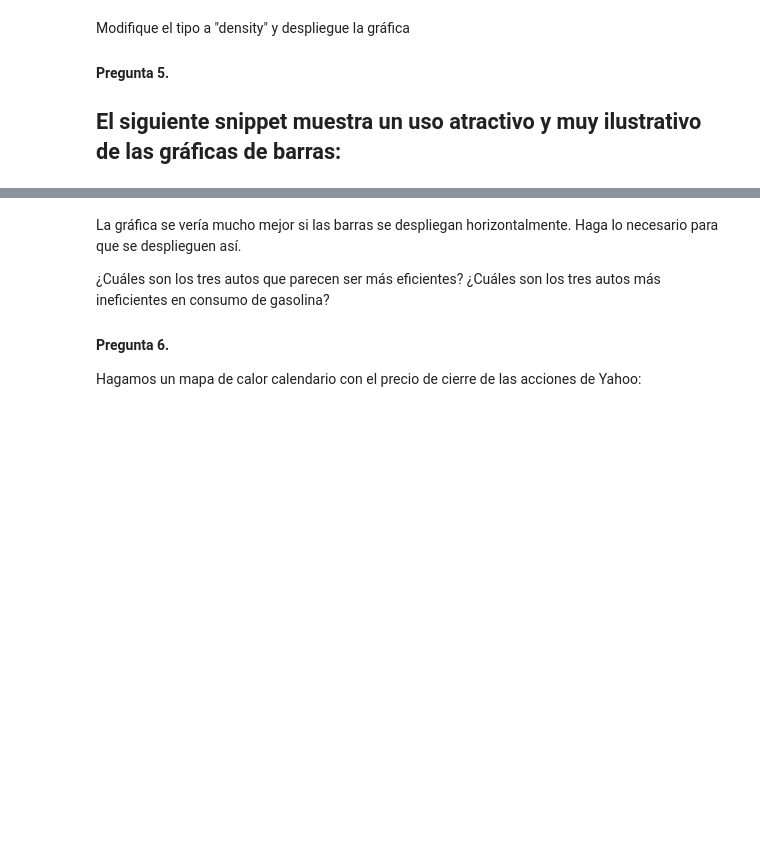
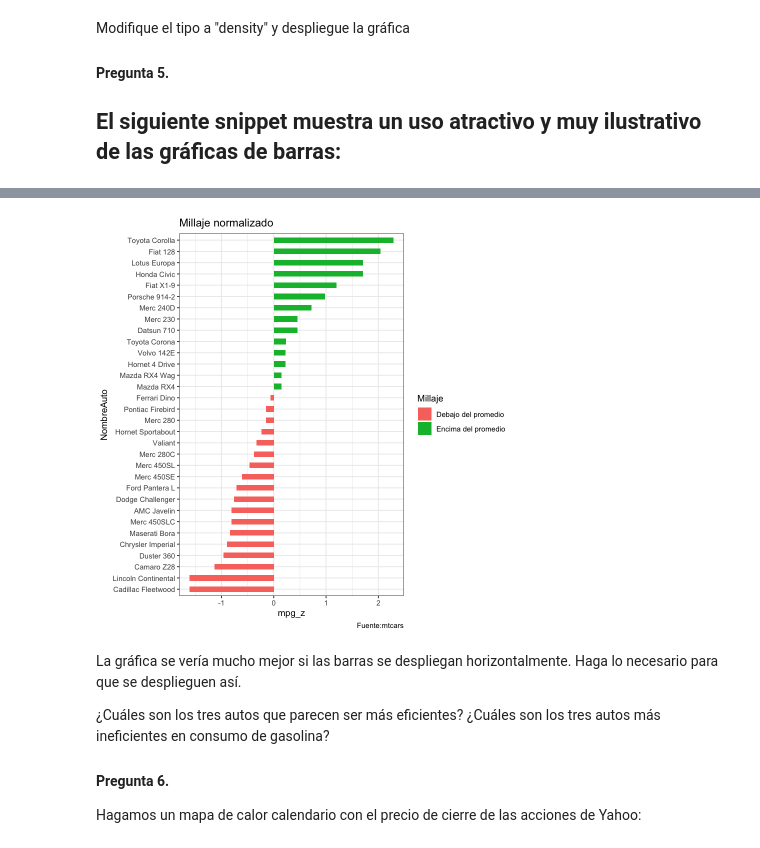
Before and after one commit to MiguelMonr/VisualizacionInformacion, a Jupyter notebook: Notebooks/Pr3_VisualizacionesBasicas.ipynb, the cells around one changed output, grey strips where cells are left out. Saved outputs shown, nothing was run; the diff lists cells and outputs as text; code cells hidden in the pictures; blank space fills up the shorter version.

```diff
--- a/Notebooks/Pr3_VisualizacionesBasicas.ipynb
+++ b/Notebooks/Pr3_VisualizacionesBasicas.ipynb
@@ -163,3 +210,20 @@ ggplot(mtcars, aes(x=`NombreAuto`, y=mpg_z, label=mpg_z)) +
+# %%
+#Haciendo el cambio de coordenadas, sin usar el coordflip
+ggplot(mtcars, aes(y = `NombreAuto`, x = mpg_z, label = mpg_z)) +
+    geom_bar(stat = "identity", aes(fill = mpg_type), width = .5) +
+    scale_fill_manual(
+        name = "Millaje",
+        labels = c("Debajo del promedio", "Encima del promedio"),
+        values = c("encima" = "#00ba38", "debajo" = "#f8766d")
+    ) +
+    labs(
+        title = "Millaje normalizado",
+        caption = "Fuente:mtcars"
+    )
+ #Los mejores autos con Corolla, Fiat, Lotus
+ #Los peores autos son Cadillac, Lincon y Camaro
+# %% [output]
+[figure, added]
 # %% [markdown]
 
 La gráfica se vería mucho mejor si las barras se despliegan horizontalmente.  Haga lo necesario para que se desplieguen así.
```
Also changed, not shown: parts of 24 cells of this notebook.
